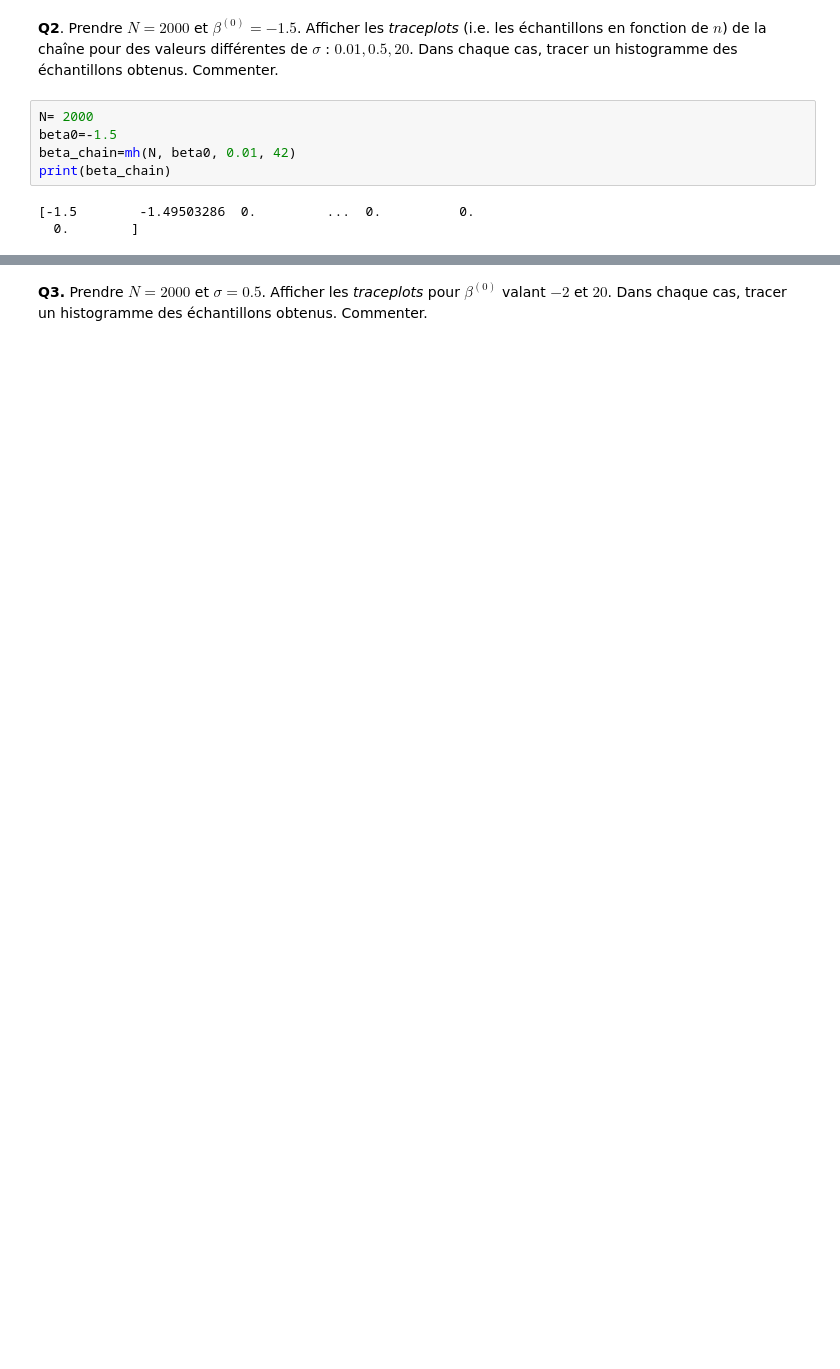
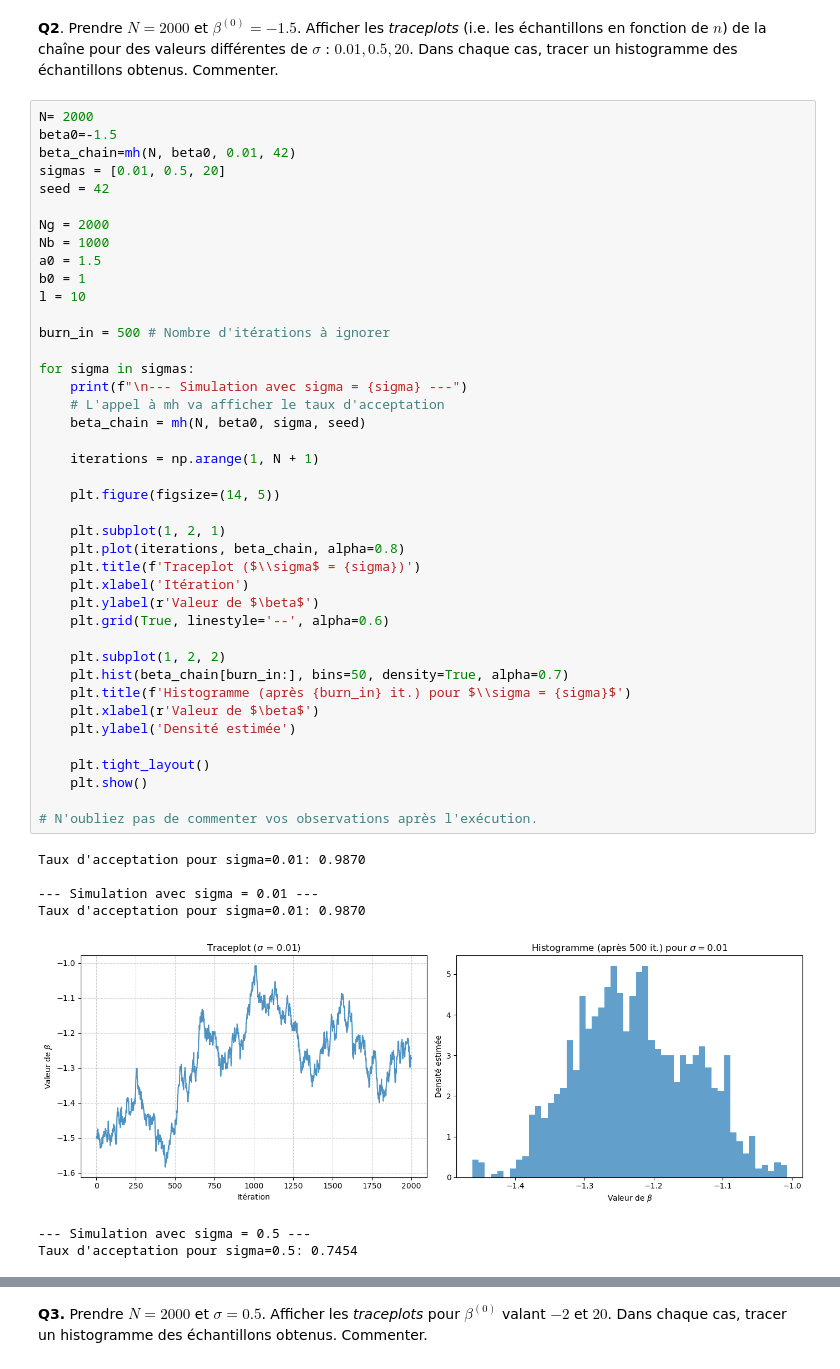
Before and after one commit to farahamorri/estim_av, a Jupyter notebook: tp2a_mh.ipynb, the cells around one changed output, grey strips where cells are left out. Cells and saved outputs as stored; diff of their text form; blank space fills up the shorter version.

```diff
--- a/tp2a_mh.ipynb
+++ b/tp2a_mh.ipynb
@@ -88,8 +100,49 @@ def mh(N, beta0, sigma, seed):
 # %%
 N= 2000
 beta0=-1.5
 beta_chain=mh(N, beta0, 0.01, 42)
-print(beta_chain)
+sigmas = [0.01, 0.5, 20]
+seed = 42
+
+Ng = 2000
+Nb = 1000
+a0 = 1.5
+b0 = 1
+l = 10
+
+burn_in = 500 # Nombre d'itérations à ignorer
+
+for sigma in sigmas:
+    print(f"\n--- Simulation avec sigma = {sigma} ---")
+    # L'appel à mh va afficher le taux d'acceptation
+    beta_chain = mh(N, beta0, sigma, seed)
+
+    iterations = np.arange(1, N + 1)
+
+    plt.figure(figsize=(14, 5))
+
+    plt.subplot(1, 2, 1)
+    plt.plot(iterations, beta_chain, alpha=0.8)
+    plt.title(f'Traceplot ($\\sigma$ = {sigma})')
+    plt.xlabel('Itération')
+    plt.ylabel(r'Valeur de $\beta$')
+    plt.grid(True, linestyle='--', alpha=0.6)
+
+    plt.subplot(1, 2, 2)
+    plt.hist(beta_chain[burn_in:], bins=50, density=True, alpha=0.7)
+    plt.title(f'Histogramme (après {burn_in} it.) pour $\\sigma = {sigma}$')
+    plt.xlabel(r'Valeur de $\beta$')
+    plt.ylabel('Densité estimée')
+
+    plt.tight_layout()
+    plt.show()
+
+# N'oubliez pas de commenter vos observations après l'exécution.
 # %% [output]
-[-1.5        -1.49503286  0.         ...  0.          0.
-  0.        ]
+Taux d'acceptation pour sigma=0.01: 0.9870
+
+--- Simulation avec sigma = 0.01 ---
+Taux d'acceptation pour sigma=0.01: 0.9870
+[figure, added]
+--- Simulation avec sigma = 0.5 ---
+Taux d'acceptation pour sigma=0.5: 0.7454
```
Also changed, not shown: parts of 8 cells of this notebook, 4 other files.
